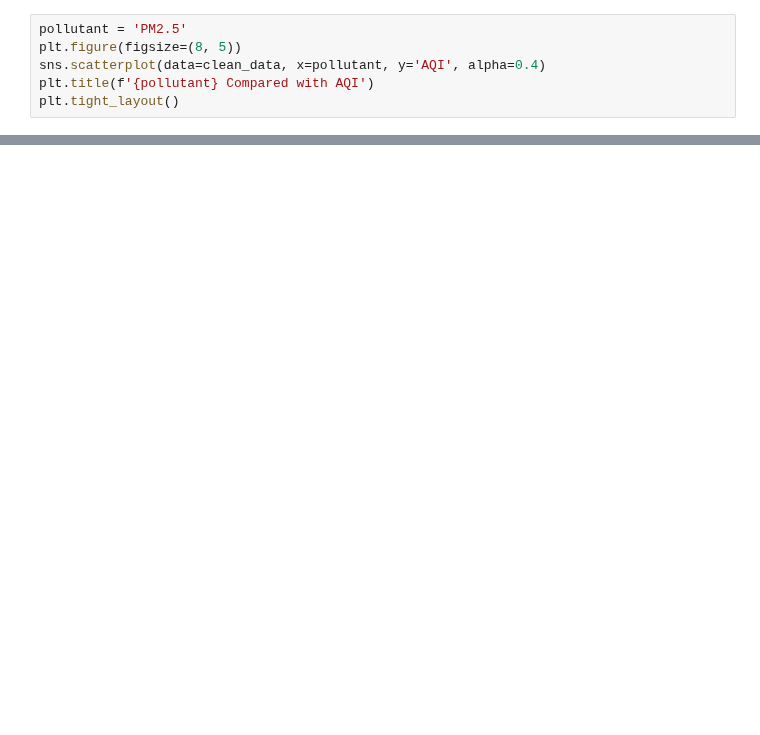
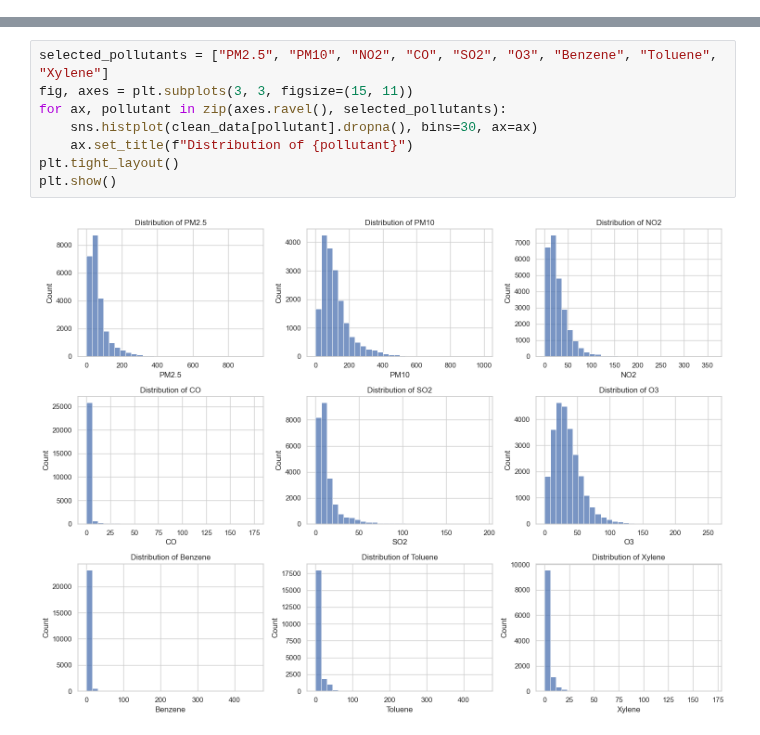
Before and after one commit to GursevakSingh-ui/CMP7005_PRAC1_Final, a Jupyter notebook: notebooks/CMP7005_PRAC1.ipynb, the cells around one changed output, grey strips where cells are left out. Saved outputs shown, nothing was run; the diff lists cells and outputs as text; blank space fills up the shorter version.

```diff
--- a/notebooks/CMP7005_PRAC1.ipynb
+++ b/notebooks/CMP7005_PRAC1.ipynb
@@ -246,6 +0,0 @@ plt.tight_layout()
-# %%
-pollutant = 'PM2.5'
-plt.figure(figsize=(8, 5))
-sns.scatterplot(data=clean_data, x=pollutant, y='AQI', alpha=0.4)
-plt.title(f'{pollutant} Compared with AQI')
-plt.tight_layout()
@@ -360,0 +275,10 @@ AI support was used to help structure, code, and review the project. The student
+# %%
+selected_pollutants = ["PM2.5", "PM10", "NO2", "CO", "SO2", "O3", "Benzene", "Toluene", "Xylene"]
+fig, axes = plt.subplots(3, 3, figsize=(15, 11))
+for ax, pollutant in zip(axes.ravel(), selected_pollutants):
+    sns.histplot(clean_data[pollutant].dropna(), bins=30, ax=ax)
+    ax.set_title(f"Distribution of {pollutant}")
+plt.tight_layout()
+plt.show()
+# %% [output]
+[figure, added]
```
Also changed, not shown: parts of 90 cells of this notebook, 5 other files.
